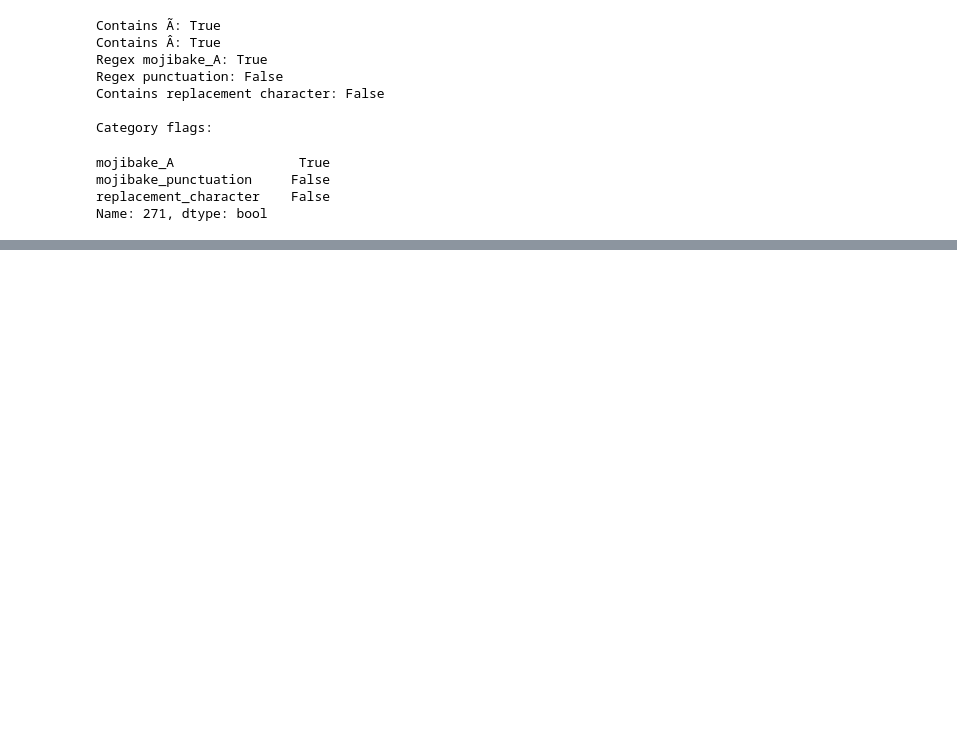
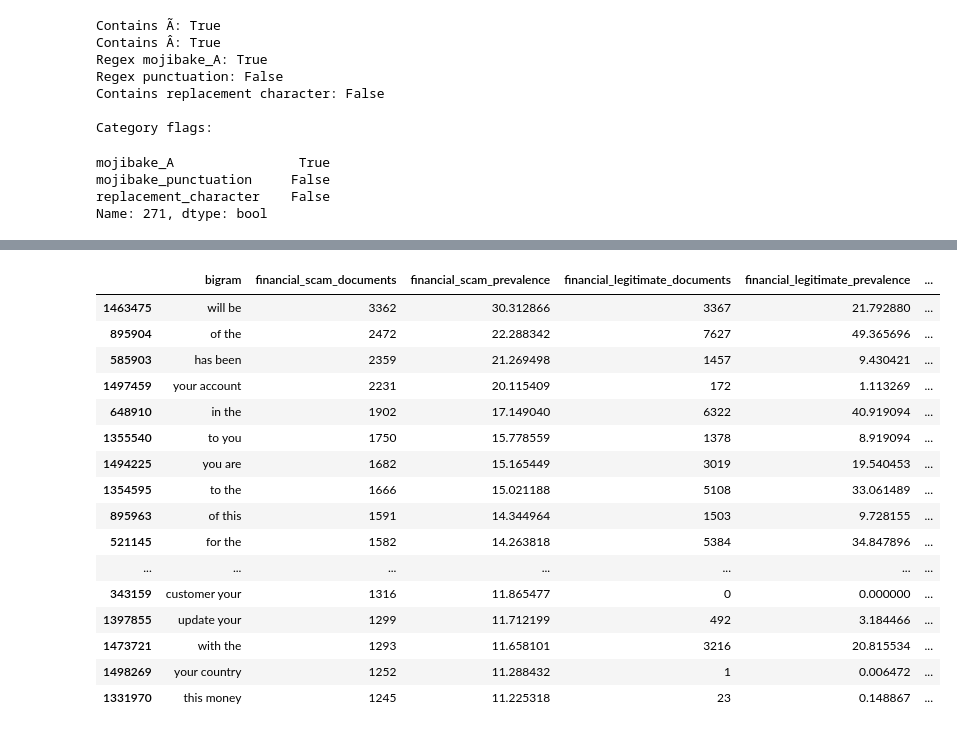
Before and after one commit to Supan-Roy/financial-scam-analysis, a Jupyter notebook: notebooks/02_text_representation.ipynb, the cells around one changed output, grey strips where cells are left out. Saved outputs shown, nothing was run; the diff lists cells and outputs as text; code cells hidden in the pictures; blank space fills up the shorter version.

```diff
--- a/notebooks/02_text_representation.ipynb
+++ b/notebooks/02_text_representation.ipynb
@@ -1032,0 +1321,50 @@ Name: 271, dtype: bool
+# %%
+# 41. Compare bigram prevalence across three analytical groups
+
+groups = {
+    "financial_scam": scam_df,
+    "financial_legitimate": financial_legit_df,
+    "general_legitimate": general_legit_df
+}
+
+group_bigram_results = pd.DataFrame({
+    "bigram": bigram_features
+})
+
+for group_name, group_df in groups.items():
+    group_matrix = bigram_vectorizer.transform(
+        group_df["normalized_text"].fillna("")
+    )
+
+    group_bigram_results[f"{group_name}_documents"] = (
+        np.asarray(group_matrix.getnnz(axis=0)).ravel()
+    )
+
+    group_bigram_results[f"{group_name}_prevalence"] = (
+        group_bigram_results[f"{group_name}_documents"]
+        / len(group_df) * 100
+    )
+
+display(
+    group_bigram_results.nlargest(
+        25, "financial_scam_prevalence"
+    )
+)
+# %% [output]
+|  | bigram | financial_scam_documents | financial_scam_prevalence | financial_legitimate_documents | financial_legitimate_prevalence | ... |
+| 1463475 | will be | 3362 | 30.312866 | 3367 | 21.792880 | ... |
+| 895904 | of the | 2472 | 22.288342 | 7627 | 49.365696 | ... |
+| 585903 | has been | 2359 | 21.269498 | 1457 | 9.430421 | ... |
+| 1497459 | your account | 2231 | 20.115409 | 172 | 1.113269 | ... |
+| 648910 | in the | 1902 | 17.149040 | 6322 | 40.919094 | ... |
+| 1355540 | to you | 1750 | 15.778559 | 1378 | 8.919094 | ... |
+| 1494225 | you are | 1682 | 15.165449 | 3019 | 19.540453 | ... |
+| 1354595 | to the | 1666 | 15.021188 | 5108 | 33.061489 | ... |
+| 895963 | of this | 1591 | 14.344964 | 1503 | 9.728155 | ... |
+| 521145 | for the | 1582 | 14.263818 | 5384 | 34.847896 | ... |
+| ... | ... | ... | ... | ... | ... | ... |
+| 343159 | customer your | 1316 | 11.865477 | 0 | 0.000000 | ... |
+| 1397855 | update your | 1299 | 11.712199 | 492 | 3.184466 | ... |
+| 1473721 | with the | 1293 | 11.658101 | 3216 | 20.815534 | ... |
+| 1498269 | your country | 1252 | 11.288432 | 1 | 0.006472 | ... |
+| 1331970 | this money | 1245 | 11.225318 | 23 | 0.148867 | ... |
```
Also changed, not shown: parts of 25 cells of this notebook, 1 other file.
